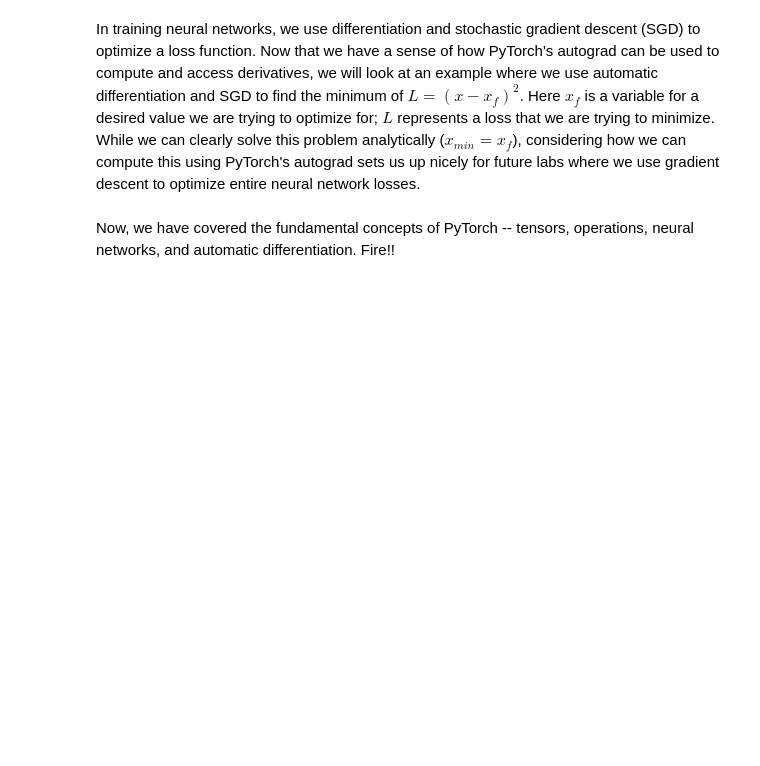
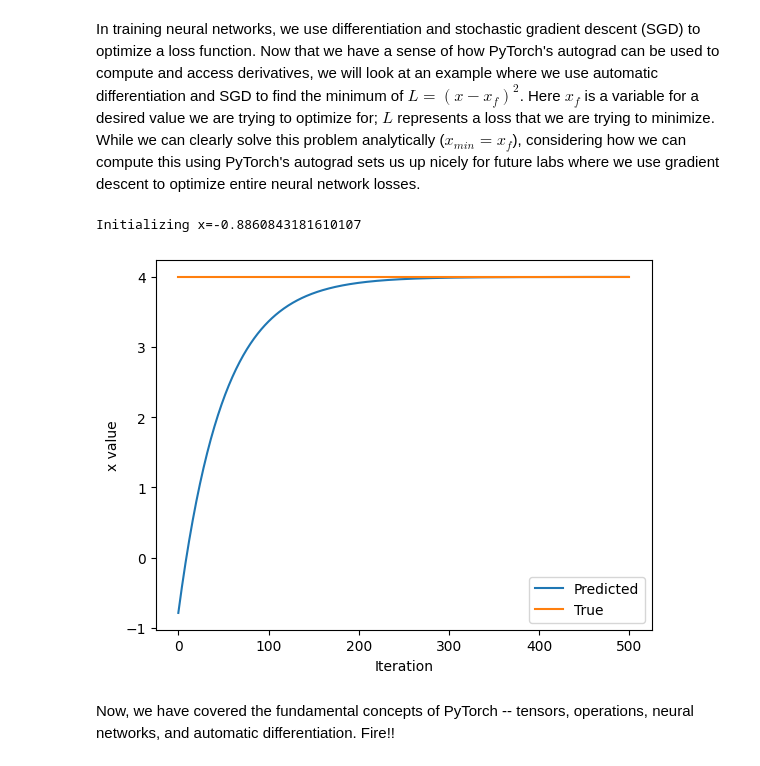
Before and after one commit to ArenKDesai/introtodeeplearning, a Jupyter notebook: lab1/PT_Part1_Intro.ipynb, the cells around one changed output. Cells and saved outputs as stored; diff of their text form; code cells hidden in the pictures; blank space fills up the shorter version.

```diff
--- a/lab1/PT_Part1_Intro.ipynb
+++ b/lab1/PT_Part1_Intro.ipynb
@@ -327,33 +337,36 @@ In training neural networks, we use differentiation and stochastic gradient desc
 x = torch.randn(1)
 print(f"Initializing x={x.item()}")
 
 learning_rate = 1e-2  # Learning rate
 history = []
 x_f = 4  # Target value
 
 
 # We will run gradient descent for a number of iterations. At each iteration, we compute the loss,
 #   compute the derivative of the loss with respect to x, and perform the update.
 for i in range(500):
     x = torch.tensor([x], requires_grad=True)
 
     # TODO: Compute the loss as the square of the difference between x and x_f
-    loss = # TODO
+    loss = (x - x_f) ** 2
 
     # Backpropagate through the loss to compute gradients
     loss.backward()
 
     # Update x with gradient descent
     x = x.item() - learning_rate * x.grad
 
     history.append(x.item())
 
 # Plot the evolution of x as we optimize toward x_f!
 plt.plot(history)
 plt.plot([0, 500], [x_f, x_f])
 plt.legend(('Predicted', 'True'))
 plt.xlabel('Iteration')
 plt.ylabel('x value')
 plt.show()
+# %% [output]
+Initializing x=-0.8860843181610107
+[figure, added]
 # %% [markdown]
 Now, we have covered the fundamental concepts of PyTorch -- tensors, operations, neural networks, and automatic differentiation. Fire!!
```
Also changed, not shown: parts of 7 cells of this notebook.
